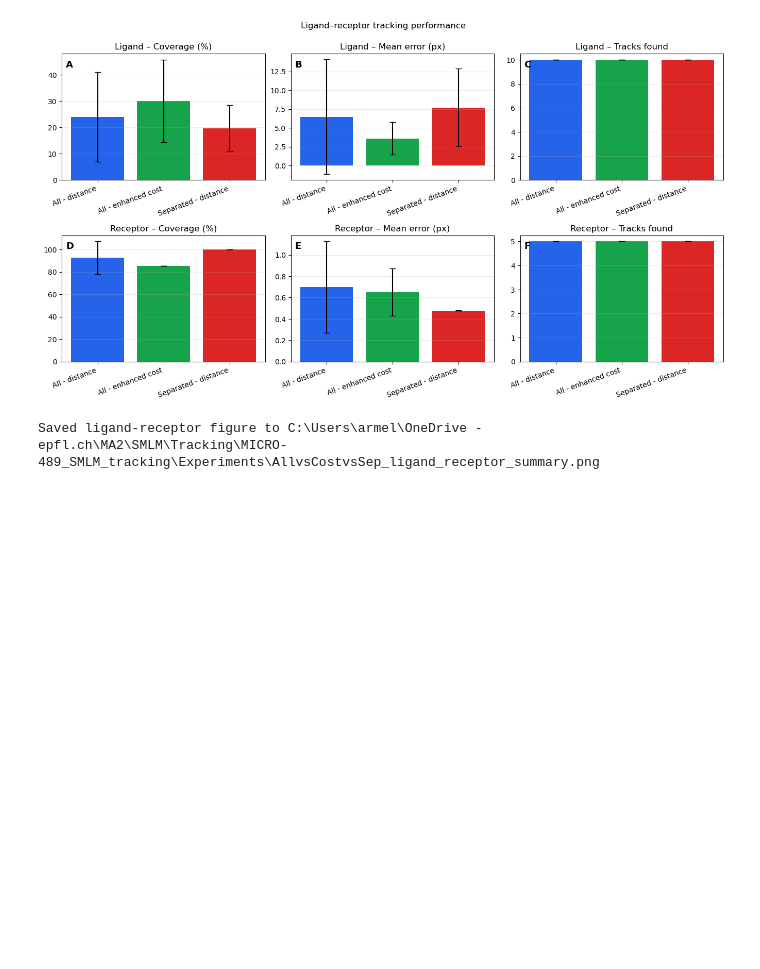
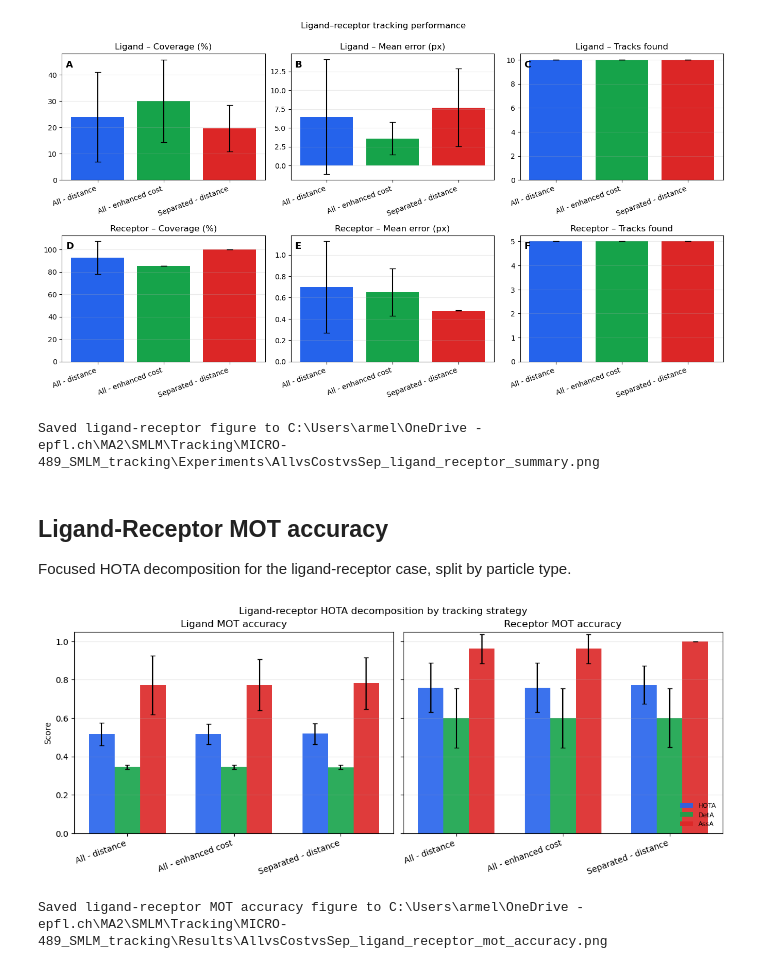
Before and after one commit to armellechr/MICRO-489_SMLM_tracking, a Jupyter notebook: Experiments/AllvsCostvsSep.ipynb, the cells around one changed output. Drawn from its saved outputs; the diff is of its cells as text; code cells hidden in the pictures; blank space fills up the shorter version.

```diff
--- a/Experiments/AllvsCostvsSep.ipynb
+++ b/Experiments/AllvsCostvsSep.ipynb
@@ -468,3 +468,79 @@ print(f"Saved ligand-receptor figure to {LR_FIGURE_PATH}")
 # %% [output]
 [figure]
 Saved ligand-receptor figure to C:\Users\armel\OneDrive - epfl.ch\MA2\SMLM\Tracking\MICRO-489_SMLM_tracking\Experiments\AllvsCostvsSep_ligand_receptor_summary.png
+# %% [markdown]
+## Ligand-Receptor MOT accuracy
+
+Focused HOTA decomposition for the ligand-receptor case, split by particle type.
+# %%
+LR_MOT_ACCURACY_FIGURE_PATH = OUT_DIR / "AllvsCostvsSep_ligand_receptor_mot_accuracy.png"
+
+if "lr_summary_df" not in globals():
+    if LR_SUMMARY_PATH.exists():
+        lr_summary_df = pd.read_csv(LR_SUMMARY_PATH)
+    elif LR_RESULTS_PATH.exists():
+        lr_results_df = pd.read_csv(LR_RESULTS_PATH)
+        lr_summary_df = summarize_ligand_receptor_results(lr_results_df)
+    else:
+        raise RuntimeError("Run the ligand-receptor experiment cell before plotting MOT accuracy.")
+
+def plot_ligand_receptor_hota_decomposition(summary_df, save_path=None):
+    populations = ["ligand", "receptor"]
+    metrics = [
+        ("hota", "HOTA", "#2563eb"),
+        ("deta", "DetA", "#16a34a"),
+        ("assa", "AssA", "#dc2626"),
+    ]
+
+    fig, axes = plt.subplots(1, 2, figsize=(11.5, 4.4), sharey=True, constrained_layout=True)
+    width = 0.24
+
+    for ax, population in zip(axes, populations):
+        sub = summary_df[summary_df["population"] == population].copy()
+        if "method" in sub.columns:
+            sub["method"] = pd.Categorical(sub["method"], categories=METHOD_ORDER, ordered=True)
+            sub = sub.sort_values("method")
+
+        x = np.arange(len(sub))
+        labels = sub["method_label"].tolist()
+
+        for offset, (metric, label, color) in zip([-width, 0, width], metrics):
+            mean_col = f"{metric}_mean"
+            ci_col = f"{metric}_ci95"
+            yerr = np.nan_to_num(sub[ci_col].to_numpy(dtype=float), nan=0.0) if ci_col in sub.columns else None
+
+            ax.bar(
+                x + offset,
+                sub[mean_col].to_numpy(dtype=float),
+                width,
+                yerr=yerr,
+                capsize=3 if yerr is not None else 0,
+                label=label,
+                color=color,
+                alpha=0.9,
+            )
+
+        ax.set_title(f"{population.capitalize()} MOT accuracy")
+        ax.set_xticks(x)
+        ax.set_xticklabels(labels, rotation=20, ha="right")
+        ax.set_ylim(0, 1.05)
+        ax.grid(axis="y", alpha=0.25)
+
+    axes[0].set_ylabel("Score")
+    axes[1].legend(frameon=False, fontsize=8, loc="lower right")
+    fig.suptitle("Ligand-receptor HOTA decomposition by tracking strategy", y=1.04)
+
+    if save_path is not None:
+        fig.savefig(save_path, dpi=300, bbox_inches="tight")
+
+    return fig
+
+fig = plot_ligand_receptor_hota_decomposition(
+    lr_summary_df,
+    save_path=LR_MOT_ACCURACY_FIGURE_PATH,
+)
+plt.show()
+print(f"Saved ligand-receptor MOT accuracy figure to {LR_MOT_ACCURACY_FIGURE_PATH}")
+# %% [output]
+[figure, added]
+Saved ligand-receptor MOT accuracy figure to C:\Users\armel\OneDrive - epfl.ch\MA2\SMLM\Tracking\MICRO-489_SMLM_tracking\Results\AllvsCostvsSep_ligand_receptor_mot_accuracy.png
```
Also changed, not shown: 9 other files.
